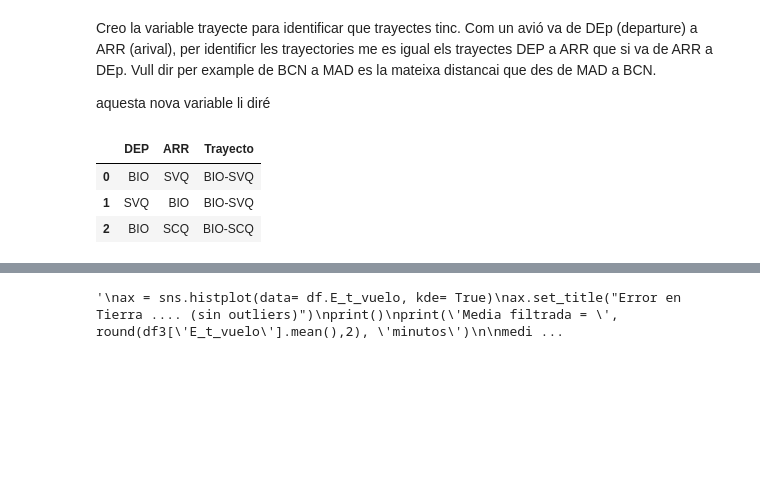
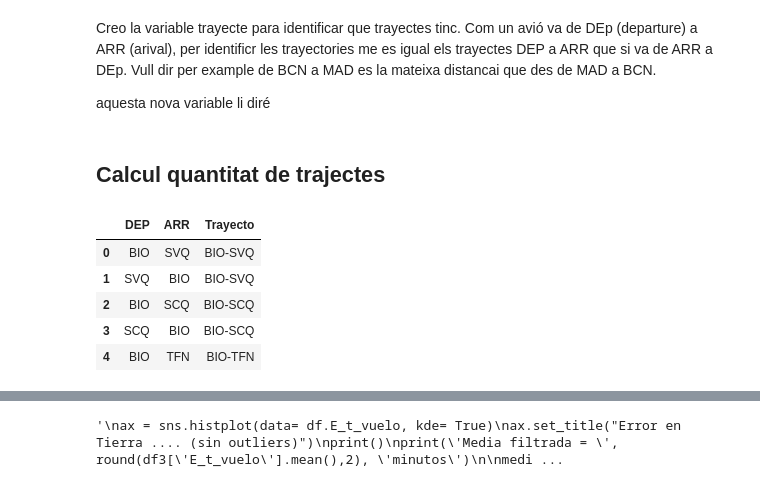
Before and after one commit to JMML2021/Avaluaci-final-per-passar-a-projecte, a Jupyter notebook: Calculo Vueling 2022 con codigos Rev G.ipynb, the cells around one changed output, grey strips where cells are left out. Drawn from its saved outputs; the diff is of its cells as text; code cells hidden in the pictures; blank space fills up the shorter version.

```diff
--- a/Calculo Vueling 2022 con codigos Rev G.ipynb
+++ b/Calculo Vueling 2022 con codigos Rev G.ipynb
@@ -1175,18 +1201,24 @@ Creo la variable trayecte para identificar que trayectes tinc. Com un avió va d
 de BCN a MAD es la mateixa distancai que des de MAD a BCN.
 
 aquesta nova variable li diré
+# %% [markdown]
+## Calcul quantitat de trajectes
 # %%
 def trajecte(df):
 
     if ( df['DEP']<df['ARR']):
         return (df['DEP'] +' - '+ df['ARR'])
     elif (df['DEP']>df['ARR']):
         return (df['ARR'] +' - '+ df['DEP'])
 
 df['Trajecto'] = df.apply(trajecte, axis = 1)
-df[['DEP','ARR','Trayecto']].head(3)
+df[['DEP','ARR','Trayecto']].head(-3)
+df77=df[['DEP','ARR','Trayecto']]
+df77.head()
 # %% [output]
 |  | DEP | ARR | Trayecto |
 | 0 | BIO | SVQ | BIO-SVQ |
 | 1 | SVQ | BIO | BIO-SVQ |
 | 2 | BIO | SCQ | BIO-SCQ |
+| 3 | SCQ | BIO | BIO-SCQ |
+| 4 | BIO | TFN | BIO-TFN |
```
Also changed, not shown: parts of 45 cells of this notebook.
